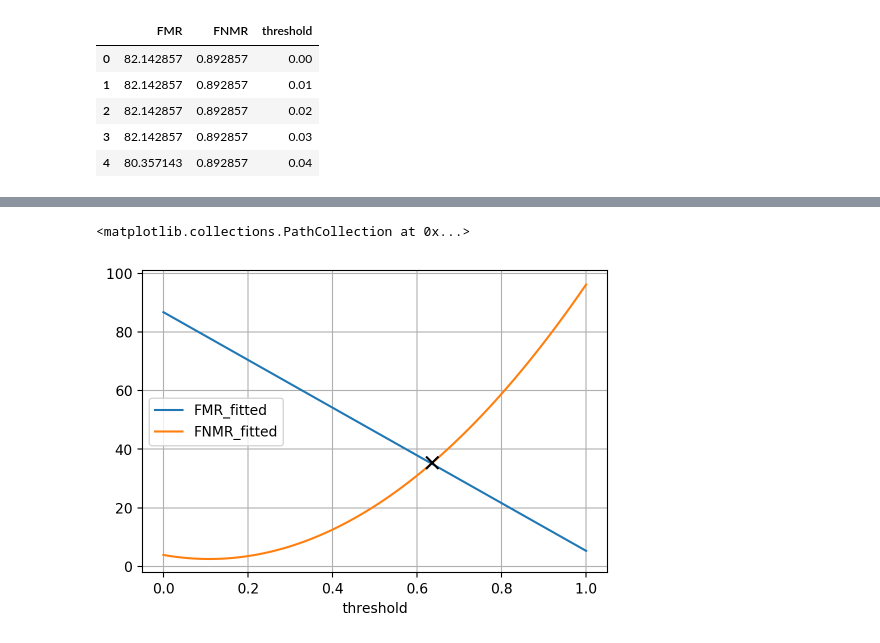
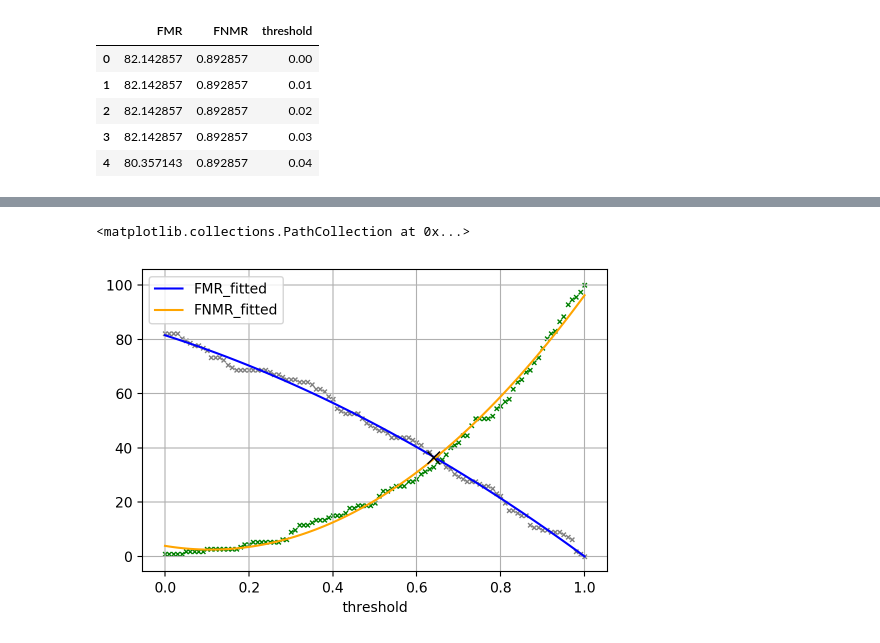
Before and after one commit to Antoninj/biometrics-project, a Jupyter notebook: sandbox.ipynb, the cells around one changed output, grey strips where cells are left out. Drawn from its saved outputs; the diff is of its cells as text; code cells hidden in the pictures.

```diff
--- a/sandbox.ipynb
+++ b/sandbox.ipynb
@@ -133,13 +126,18 @@ import scipy.optimize
 # %%
-poly_1 = np.polyfit(df.threshold, df.FMR, deg=1)
+poly_1 = np.polyfit(df.threshold, df.FMR, deg=2)
 poly_2 = np.polyfit(df.threshold, df.FNMR, deg=2)
 
 df["FMR_fitted"]  = np.polyval(poly_1, df.threshold)
 df["FNMR_fitted"]  = np.polyval(poly_2, df.threshold)
 # %%
-df.plot(x="threshold",y =["FMR_fitted","FNMR_fitted"], kind='line', grid = True)
-plt.scatter(0.635, 35.5, marker='x', s=80, zorder=5,
-            linewidth=1.5, color='black')
+df.plot(x="threshold",y =["FMR_fitted","FNMR_fitted"], kind='line', grid = True, color = ["blue","orange"])
+plt.scatter(df["threshold"], df["FMR"], marker='x', s=10, zorder=1,
+            linewidth=1, color='grey')
+plt.scatter(df["threshold"], df["FNMR"], marker='x', s=10, zorder=1,
+            linewidth=1, color='green')
+
+plt.scatter(x = 0.64, y = 36.5, marker='x', s=80, zorder=5,
+            linewidth=1, color='black')
 # %% [output]
 <matplotlib.collections.PathCollection at 0x...>
-[figure, old version]
+[figure, new version]
```
Also changed, not shown: parts of 2 cells of this notebook, 11 other files.
